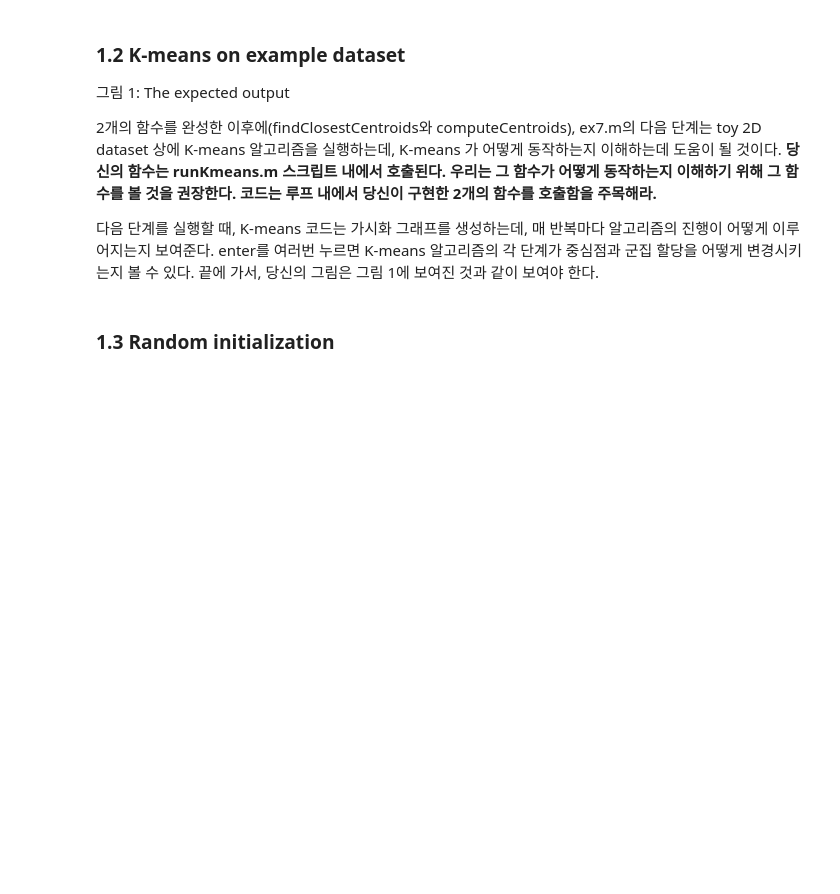
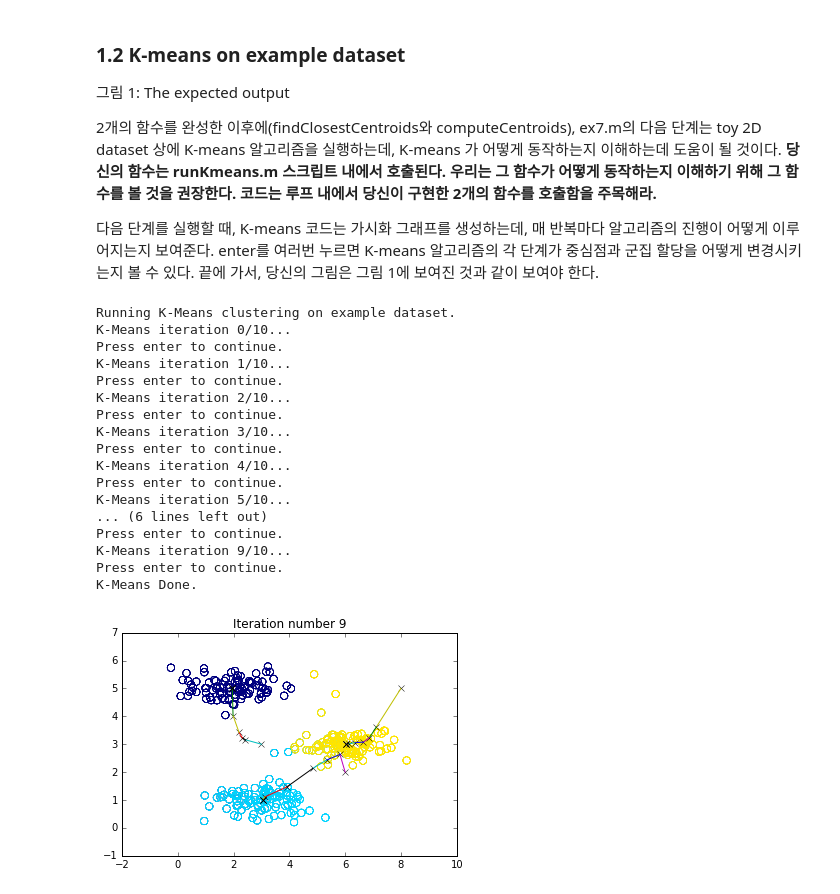
Before and after one commit to slang1998/coursera_machine_learning_python, a Jupyter notebook: ex7_python/ex7_python.ipynb, the cells around one changed output. Drawn from its saved outputs; the diff is of its cells as text; code cells hidden in the pictures; blank space fills up the shorter version.

```diff
--- a/ex7_python/ex7_python.ipynb
+++ b/ex7_python/ex7_python.ipynb
@@ -91,0 +233,18 @@ computeCentroids.m 에 있는 코드를 완성해야 한다. **중심점들에
+# %%
+# You should now submit your solutions.
+
+# ===================== Part 2: Compute Means =========================
+# 가장 가까운 중심점을 구하는 함수를 구현한 이후에는
+# computeCentroids 함수를 완성해야 한다.
+
+print('Computing centroids means.')
+
+# 이전 파트에서 구한 가장 가까운 중심점을 기반으로 평균을 계산한다.
+centroids = computeCentroids(X, idx, K)
+
+print('Centroids computed after initial finding of closest centroids: \n')
+print(' %s \n' % centroids)
+print('the centroids should be')
+print('   [ 2.428301 3.157924 ]')
+print('   [ 5.813503 2.633656 ]')
+print('   [ 7.119387 3.616684 ]')
@@ -97,5 +268,3 @@ computeCentroids.m 에 있는 코드를 완성해야 한다. **중심점들에
 2개의 함수를 완성한 이후에(findClosestCentroids와 computeCentroids), ex7.m의 다음 단계는 toy 2D dataset 상에 K-means 알고리즘을 실행하는데, K-means 가 어떻게 동작하는지 이해하는데 도움이 될 것이다. **당신의 함수는 runKmeans.m 스크립트 내에서 호출된다. 우리는 그 함수가 어떻게 동작하는지 이해하기 위해 그 함수를 볼 것을 권장한다. 코드는 루프 내에서 당신이 구현한 2개의 함수를 호출함을 주목해라.**
 
 다음 단계를 실행할 때, K-means 코드는 가시화 그래프를 생성하는데, 매 반복마다 알고리즘의 진행이 어떻게 이루어지는지 보여준다. enter를 여러번 누르면 K-means 알고리즘의 각 단계가 중심점과 군집 할당을 어떻게 변경시키는지 볼 수 있다. 끝에 가서, 당신의 그림은 그림 1에 보여진 것과 같이 보여야 한다.
-# %% [markdown]
-### 1.3 Random initialization
@@ -101,0 +374,44 @@ computeCentroids.m 에 있는 코드를 완성해야 한다. **중심점들에
+# %%
+# =================== Part 3: K-Means Clustering ======================
+# 2개의 함수 computeCentroids와 findClosestCentroids를 완성한 이후에
+# 당신은 kMeans 알고리즘을 수행하기 위한 모든 필요한 부분을 갖게 된다.
+# 여기에서는 우리가 제공한 example dataset 상에서 K-Means 알고리즘을
+# 실행할 것이다.
+print('Running K-Means clustering on example dataset.')
+
+# example dataset을 로드한다.
+mat_content = sio.loadmat('ex7data2.mat')
+
+# K-Means를 실행하기 위한 설정 정보
+K = 3
+max_iters = 10
+
+# 일관성을 위해서, 여기서 우리는 중심점을 특정한 값으로 설정한다.
+# 하지만, 실무에서는 중심점들을 자동으로 생성하고 싶어 할 것이다.
+# 무작위로 몇몇 examples를 선정하는 방법이 있다. (kMenasInitCentroids 에서 보여진다.)
+initial_centroids = np.array([[3, 3], [6, 2], [8, 5]])
+
+# K-Means 알고리즘을 실행한다. 끝에 있는 'true'는 우리의 함수가 K-Means의 진행정도를
+# plot 하게끔 알려준다.
+centroids, idx = runkMeans(X, initial_centroids, max_iters, True)
+
+print('K-Means Done.')
+# %% [output]
+Running K-Means clustering on example dataset.
+K-Means iteration 0/10...
+Press enter to continue.
+K-Means iteration 1/10...
+Press enter to continue.
+K-Means iteration 2/10...
+Press enter to continue.
+K-Means iteration 3/10...
+Press enter to continue.
+K-Means iteration 4/10...
+Press enter to continue.
+K-Means iteration 5/10...
+... (6 lines left out)
+Press enter to continue.
+K-Means iteration 9/10...
+Press enter to continue.
+K-Means Done.
+[figure, added]
```
Also changed, not shown: parts of 16 cells of this notebook, 10 other files.
